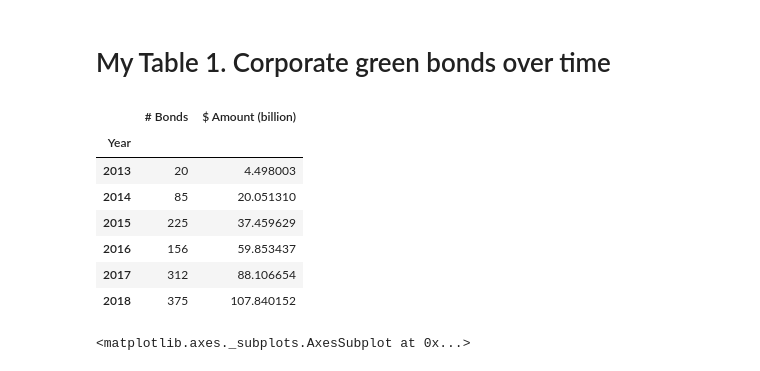
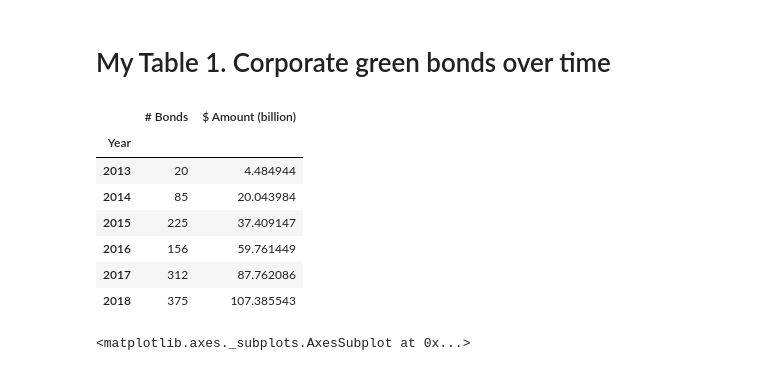
Before and after one commit to ElLorans/GreenBonds, a Jupyter notebook: Data Exploring.ipynb, the cells around one changed output. Cells and saved outputs as stored; diff of their text form; code cells hidden in the pictures.

```diff
--- a/Data Exploring.ipynb
+++ b/Data Exploring.ipynb
@@ -2,7 +6,7 @@
 import numpy as np
 import pandas as pd
 # %%
-filename = 'green_bonds_ispublic.csv'
+filename = 'cleaned_green_bonds.csv'
 # %% [markdown]
 # Original Tables
 # %%
@@ -94,8 +101,9 @@ original_table4
 df = pd.read_csv(filename, parse_dates=['Issue Date'])
 
 # change db
-df = df.replace('--', np.nan)   # replace '--' with np.nan to solve errors
+if '--' in df:
+    df = df.replace('--', np.nan)   # replace '--' with np.nan to solve errors
 
-# overwrite db and read again to auto-assign correct types and save RAM
-df.to_csv(filename, index=False)
-df = pd.read_csv(filename, parse_dates=['Issue Date'])
+    # overwrite db and read again to auto-assign correct types and save RAM
+    df.to_csv(filename, index=False)
+    df = pd.read_csv(filename, parse_dates=['Issue Date'])
@@ -106,9 +110,25 @@ df = df[df['Issuer Type']!='Non-US Munis'] # should I EXCLUDE municipalities??
+# %%
+# Year column is needed for pivot and unique()
+df['Year'] = df['Issue Date'].dt.year
+
+# parse_dates() and pd.to_datetime() fail due to a single date > 3000
+df['Maturity'] = df['Maturity'].apply(lambda x: datetime.strptime(
+    # exclude time part with .split()
+    x.split(' ', 1)[0],
+    '%Y-%m-%d').date() if not pd.isna(x) else pd.NaT)
+
+df['$ Amount (billion)'] = df['Amount Issued (USD)'] / 1000000000
+
+# should I EXCLUDE municipalities?? I think so, because they are government
+df = df[df['Issuer Type'] != 'Non-US Munis']
 # %% [markdown]
 # FILTER TO compare with Flammer's dataset
 # %%
-df = df[df['Year'] > 2012]
-df = df[df['Year'] < 2019]
+old_len = len(df)
+df = df[df['Issue Date'].dt.year > 2012]
+df = df[df['Issue Date'].dt.year < 2019]
 df = df.replace('China (Mainland)', 'China')
+print(f"Data shrunk from {old_len} to {len(df)} rows")
 # bigger dataset than Flammer's
 #df = df[df['Year'] > 2007] # first green bond in 2008
 #df = df[df['Year'] < 2020] # Covid might pollute data
@@ -163,29 +185,26 @@ df.describe()
 # %% [markdown]
 # My Table 1. Corporate green bonds over time
 # %%
-table = pd.pivot_table(df,
+table1 = pd.pivot_table(df,
                        index = ['Year'],
                        values=['$ Amount (billion)'],
                        aggfunc={'Year': 'count',
                                 '$ Amount (billion)': np.sum}) # defaults to 'All'
 
 #format_dict = {'$ Amount (billion':'${0:,.0f}'}
 #table.style.format(format_dict)
-try:
-    table['# Bonds'] = table['Year']
-    table = table[['# Bonds', '$ Amount (billion)']] # sort columns, remove duplicate 'Year' column
-except KeyError: # if 'Year' has already been removed
-    pass
 
-table.to_csv('Table1.csv')
-table
+table1['# Bonds'] = table1['Year']
+table1 = table1[['# Bonds', '$ Amount (billion)']] # sort columns, remove duplicate 'Year' column
+
+table1
 # %% [output]
 |  | # Bonds | $ Amount (billion) |
 | Year |  |  |
-| 2013 | 20 | 4.498003 |
-| 2014 | 85 | 20.051310 |
-| 2015 | 225 | 37.459629 |
-| 2016 | 156 | 59.853437 |
-| 2017 | 312 | 88.106654 |
-| 2018 | 375 | 107.840152 |
+| 2013 | 20 | 4.484944 |
+| 2014 | 85 | 20.043984 |
+| 2015 | 225 | 37.409147 |
+| 2016 | 156 | 59.761449 |
+| 2017 | 312 | 87.762086 |
+| 2018 | 375 | 107.385543 |
 # %%
```
Also changed, not shown: parts of 25 cells of this notebook.
